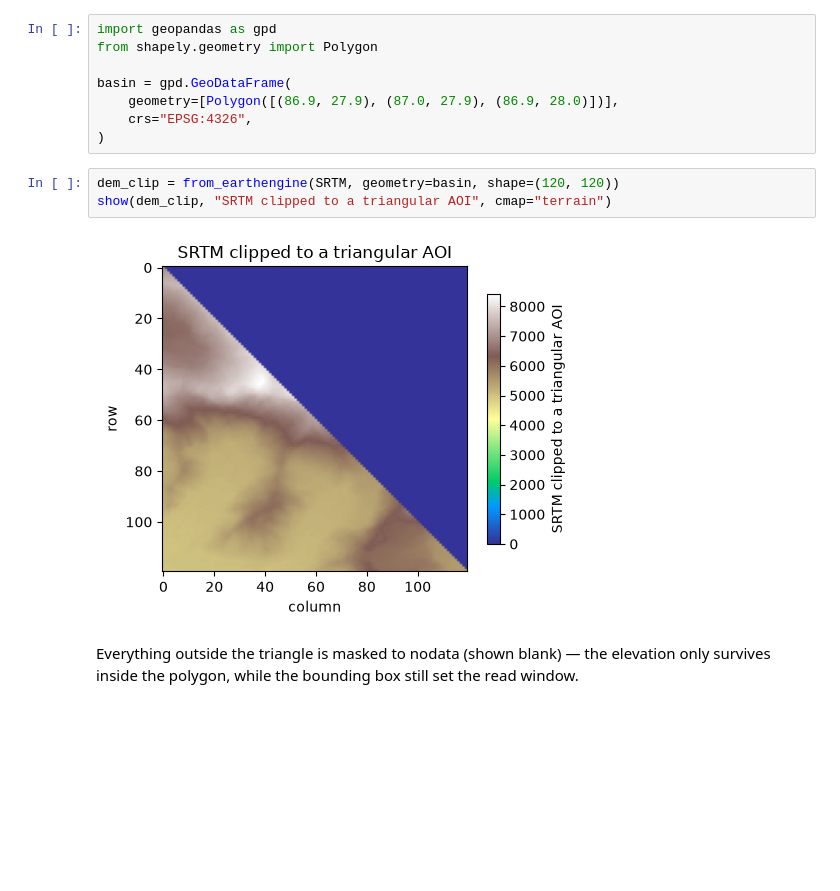
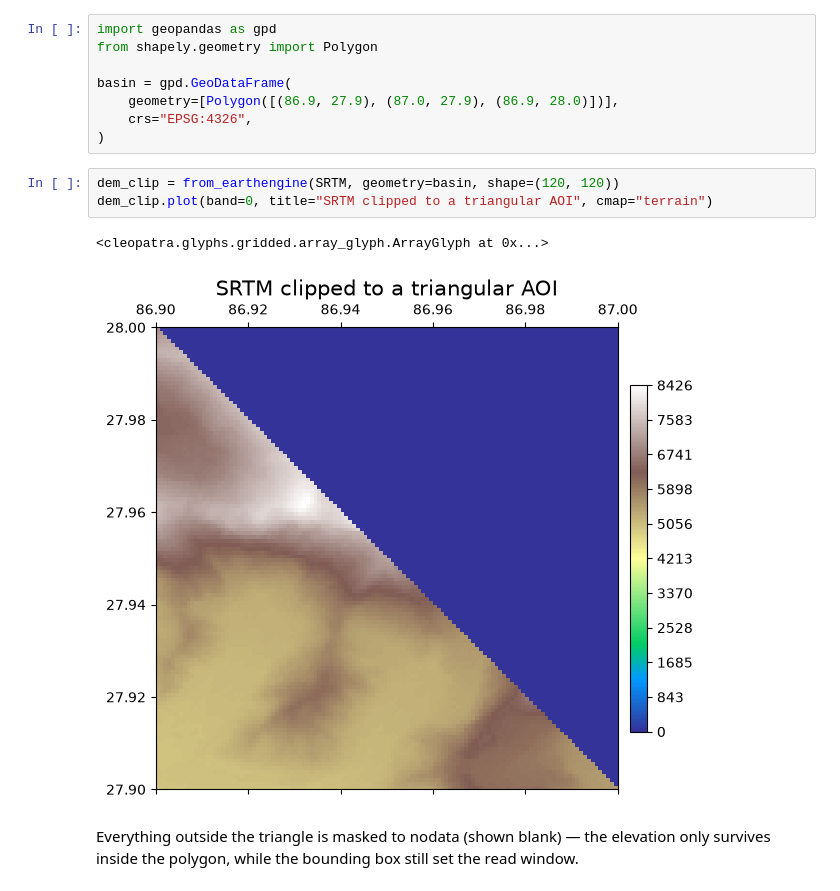
Before and after one commit to serapeum-org/pyramids-eo, a Jupyter notebook: docs/examples/earth_engine_reader.ipynb, the cells around one changed output. Drawn from its saved outputs; the diff is of its cells as text; blank space fills up the shorter version.

```diff
--- a/docs/examples/earth_engine_reader.ipynb
+++ b/docs/examples/earth_engine_reader.ipynb
@@ -144,9 +133,10 @@ basin = gpd.GeoDataFrame(
 )
 # %%
 dem_clip = from_earthengine(SRTM, geometry=basin, shape=(120, 120))
-show(dem_clip, "SRTM clipped to a triangular AOI", cmap="terrain")
+dem_clip.plot(band=0, title="SRTM clipped to a triangular AOI", cmap="terrain")
 # %% [output]
+<cleopatra.glyphs.gridded.array_glyph.ArrayGlyph at 0x...>
-[figure, old version]
+[figure, new version]
 # %% [markdown]
 Everything outside the triangle is masked to nodata (shown blank) — the elevation only survives inside the polygon, while the bounding box still set the read window.
 # %% [markdown]
```
Also changed, not shown: parts of 10 cells of this notebook.
